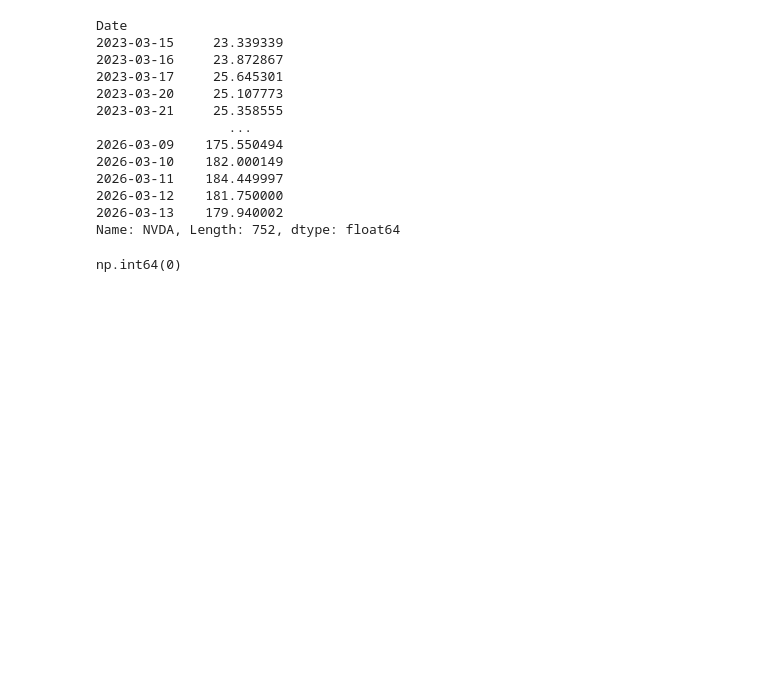
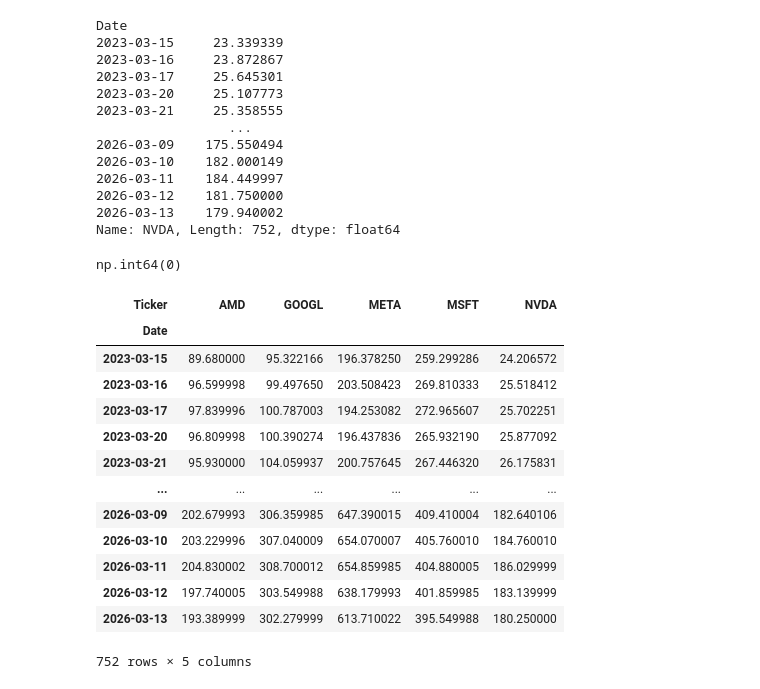
Before and after one commit to awomann/stock-analyzer, a Jupyter notebook: stock_analyzer.ipynb, the cells around one changed output. Cells and saved outputs as stored; diff of their text form; code cells hidden in the pictures; blank space fills up the shorter version.

```diff
--- a/stock_analyzer.ipynb
+++ b/stock_analyzer.ipynb
@@ -130,3 +130,21 @@ Name: NVDA, Length: 752, dtype: float64
 (df == 0).any().sum()
 # %% [output]
 np.int64(0)
+# %%
+df["Close"]
+close_prices = df["Close"]
+# %% [output]
+| Ticker | AMD | GOOGL | META | MSFT | NVDA |
+| Date |  |  |  |  |  |
+| 2023-03-15 | 89.680000 | 95.322166 | 196.378250 | 259.299286 | 24.206572 |
+| 2023-03-16 | 96.599998 | 99.497650 | 203.508423 | 269.810333 | 25.518412 |
+| 2023-03-17 | 97.839996 | 100.787003 | 194.253082 | 272.965607 | 25.702251 |
+| 2023-03-20 | 96.809998 | 100.390274 | 196.437836 | 265.932190 | 25.877092 |
+| 2023-03-21 | 95.930000 | 104.059937 | 200.757645 | 267.446320 | 26.175831 |
+| ... | ... | ... | ... | ... | ... |
+| 2026-03-09 | 202.679993 | 306.359985 | 647.390015 | 409.410004 | 182.640106 |
+| 2026-03-10 | 203.229996 | 307.040009 | 654.070007 | 405.760010 | 184.760010 |
+| 2026-03-11 | 204.830002 | 308.700012 | 654.859985 | 404.880005 | 186.029999 |
+| 2026-03-12 | 197.740005 | 303.549988 | 638.179993 | 401.859985 | 183.139999 |
+| 2026-03-13 | 193.389999 | 302.279999 | 613.710022 | 395.549988 | 180.250000 |
+752 rows × 5 columns
```
Also changed, not shown: 2 other files.
